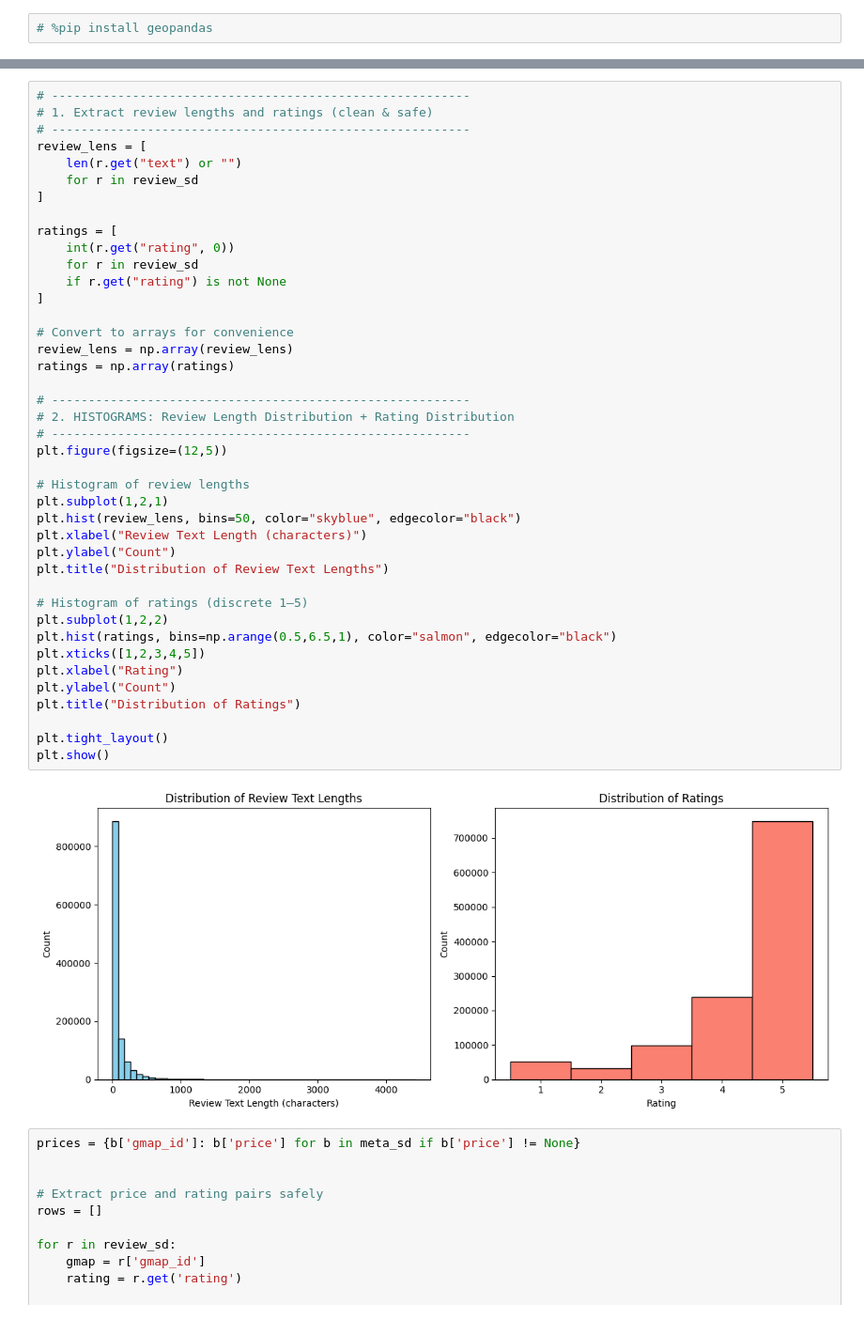
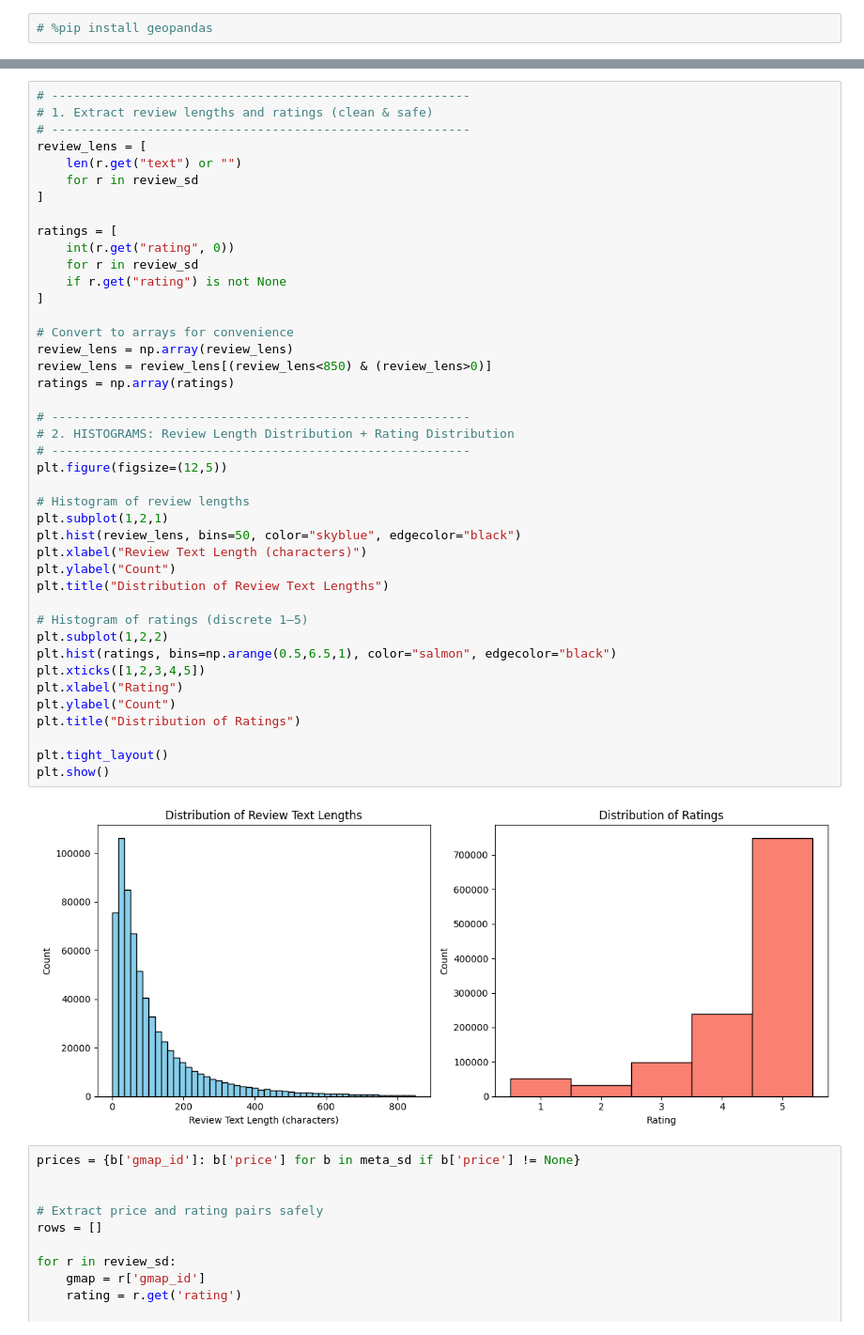
Before and after one commit to TheBoyRoy05/CSE158-Assignment2, a Jupyter notebook: eda.ipynb, the cells around one changed output, grey strips where cells are left out. Shown at 94% size. Saved outputs shown, nothing was run; the diff lists cells and outputs as text.

```diff
--- a/eda.ipynb
+++ b/eda.ipynb
@@ -326,34 +319,35 @@ ratings = [
     if r.get("rating") is not None
 ]
 
 # Convert to arrays for convenience
 review_lens = np.array(review_lens)
+review_lens = review_lens[(review_lens<850) & (review_lens>0)]
 ratings = np.array(ratings)
 
 # ---------------------------------------------------------
 # 2. HISTOGRAMS: Review Length Distribution + Rating Distribution
 # ---------------------------------------------------------
 plt.figure(figsize=(12,5))
 
 # Histogram of review lengths
 plt.subplot(1,2,1)
 plt.hist(review_lens, bins=50, color="skyblue", edgecolor="black")
 plt.xlabel("Review Text Length (characters)")
 plt.ylabel("Count")
 plt.title("Distribution of Review Text Lengths")
 
 # Histogram of ratings (discrete 1–5)
 plt.subplot(1,2,2)
 plt.hist(ratings, bins=np.arange(0.5,6.5,1), color="salmon", edgecolor="black")
 plt.xticks([1,2,3,4,5])
 plt.xlabel("Rating")
 plt.ylabel("Count")
 plt.title("Distribution of Ratings")
 
 plt.tight_layout()
 plt.show()
 # %% [output]
-[figure, old version]
+[figure, new version]
 # %%
 prices = {b['gmap_id']: b['price'] for b in meta_sd if b['price'] != None}
 
```
Also changed, not shown: parts of 13 cells of this notebook.
